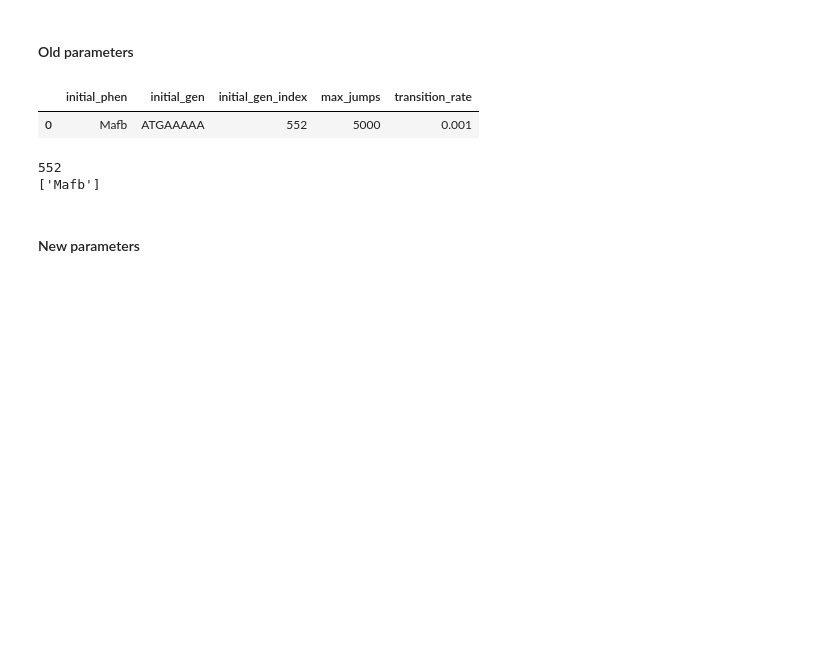
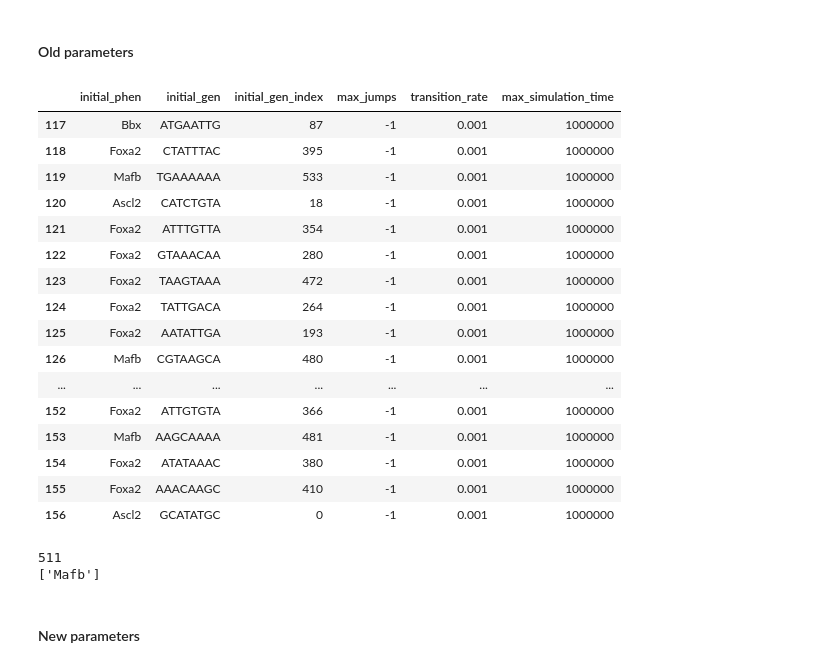
Before and after one commit to miguelruor/GeneticEvolution, a Jupyter notebook: GeneticEvolution.ipynb, the cells around one changed output. Drawn from its saved outputs; the diff is of its cells as text; code cells hidden in the pictures; blank space fills up the shorter version.

```diff
--- a/GeneticEvolution.ipynb
+++ b/GeneticEvolution.ipynb
@@ -883,8 +903,23 @@ np.random.seed(2021)
 # %% [markdown]
 #### Old parameters
 # %%
-parameters_c
+parameters_c.tail(40)
 # %% [output]
-|  | initial_phen | initial_gen | initial_gen_index | max_jumps | transition_rate |
-| 0 | Mafb | ATGAAAAA | 552 | 5000 | 0.001 |
+|  | initial_phen | initial_gen | initial_gen_index | max_jumps | transition_rate | max_simulation_time |
+| 117 | Bbx | ATGAATTG | 87 | -1 | 0.001 | 1000000 |
+| 118 | Foxa2 | CTATTTAC | 395 | -1 | 0.001 | 1000000 |
+| 119 | Mafb | TGAAAAAA | 533 | -1 | 0.001 | 1000000 |
+| 120 | Ascl2 | CATCTGTA | 18 | -1 | 0.001 | 1000000 |
+| 121 | Foxa2 | ATTTGTTA | 354 | -1 | 0.001 | 1000000 |
+| 122 | Foxa2 | GTAAACAA | 280 | -1 | 0.001 | 1000000 |
+| 123 | Foxa2 | TAAGTAAA | 472 | -1 | 0.001 | 1000000 |
+| 124 | Foxa2 | TATTGACA | 264 | -1 | 0.001 | 1000000 |
+| 125 | Foxa2 | AATATTGA | 193 | -1 | 0.001 | 1000000 |
+| 126 | Mafb | CGTAAGCA | 480 | -1 | 0.001 | 1000000 |
+| ... | ... | ... | ... | ... | ... | ... |
+| 152 | Foxa2 | ATTGTGTA | 366 | -1 | 0.001 | 1000000 |
+| 153 | Mafb | AAGCAAAA | 481 | -1 | 0.001 | 1000000 |
+| 154 | Foxa2 | ATATAAAC | 380 | -1 | 0.001 | 1000000 |
+| 155 | Foxa2 | AAACAAGC | 410 | -1 | 0.001 | 1000000 |
+| 156 | Ascl2 | GCATATGC | 0 | -1 | 0.001 | 1000000 |
 # %%
@@ -892,13 +927,14 @@ parameters_index = 0
 # %%
 new_parameters = False
-max_jumps = parameters_c.loc[parameters_index]['max_jumps'] # maximum number of jumps in a simulation
+max_jumps = parameters_c.loc[parameters_index]['max_jumps'] # maximum number of jumps in a simulation. -1 if you want to take into account a maximum simulation time instead
+max_simulation_time = parameters_c.loc[parameters_index]['max_simulation_time'] # maximum time of simulation. -1 if you want to take into account a maximum number of jumps instead
 gamma = parameters_c.loc[parameters_index]['transition_rate'] # transition rate between neighbor nodes
 initial_phen = parameters_c.loc[parameters_index]['initial_phen']
 initial_genotype = parameters_c.loc[parameters_index]['initial_gen_index']
 print(initial_genotype)
 print(gspace_4phen.nodes[initial_genotype]['phenotypeName'])
 # %% [output]
-552
+511
 ['Mafb']
 # %% [markdown]
 #### New parameters
```
Also changed, not shown: parts of 171 cells of this notebook.
